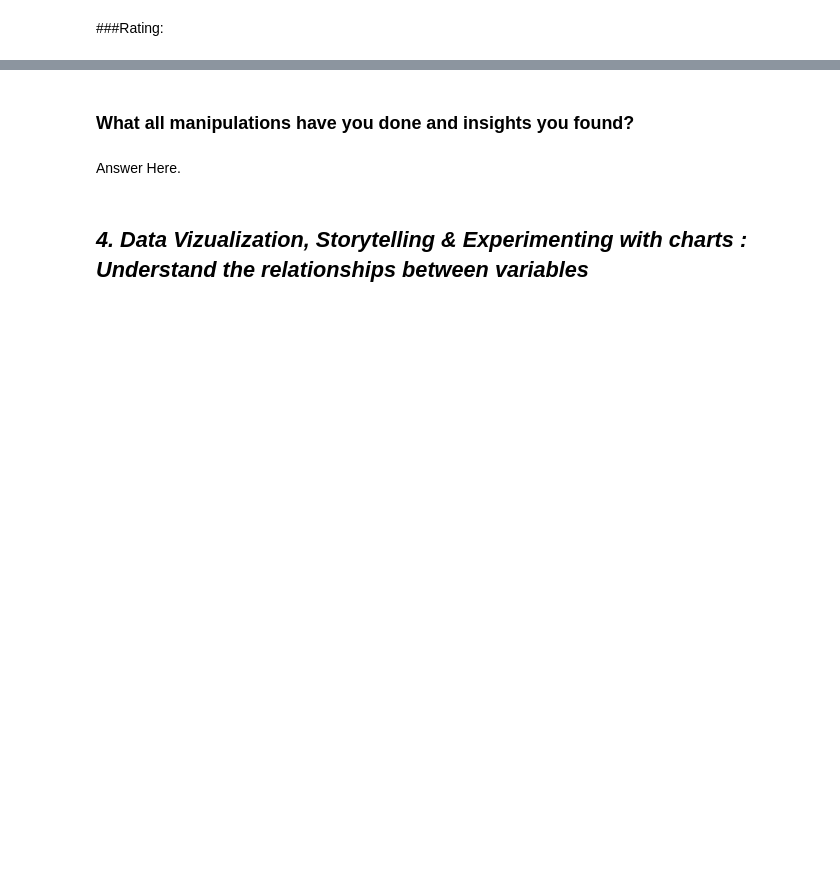
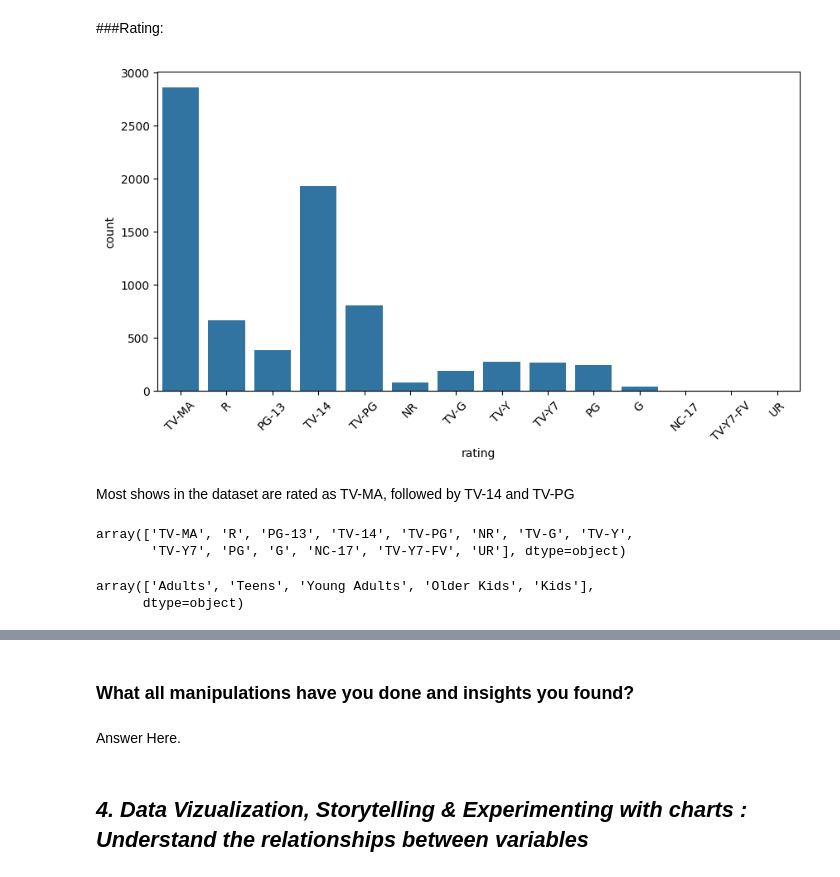
Before and after one commit to pande1sachin/Capstone-Project---Machine-Learning---Unsupervised-ML---Netflix-Movies-and-TV-Shows-Clustering, a Jupyter notebook: Individual_Copy_(Sachin_Pande)_|_Capstone_Project_|_Machine_Learning_Unsupervised_ML_Netflix_Movies_and_TV_Shows_Clustering.ipynb, the cells around one changed output, grey strips where cells are left out. Cells and saved outputs as stored; diff of their text form; code cells hidden in the pictures; blank space fills up the shorter version.

```diff
--- a/Individual_Copy_(Sachin_Pande)_|_Capstone_Project_|_Machine_Learning_Unsupervised_ML_Netflix_Movies_and_TV_Shows_Clustering.ipynb
+++ b/Individual_Copy_(Sachin_Pande)_|_Capstone_Project_|_Machine_Learning_Unsupervised_ML_Netflix_Movies_and_TV_Shows_Clustering.ipynb
@@ -550,3 +550,41 @@ net_flix_df.head()
 | 4 | s5 | Movie | 21 | Robert Luketic | Jim Sturgess, Kevin Spacey, Kate ... | United States | 2020-01-01 | 2008 | PG-13 | 123 min | ... |
 # %% [markdown]
 ###Rating:
+# %%
+# Ratings as per age for shows in the dataset
+plt.figure(figsize=(10,5))
+sns.countplot(x='rating',data= net_flix_df)
+plt.xticks(rotation= 45)
+plt.show()
+# %% [output]
+[figure, added]
+# %% [markdown]
+Most shows in the dataset are rated as TV-MA, followed by TV-14 and TV-PG
+# %%
+# Age ratings
+net_flix_df.rating.unique()
+# %% [output]
+array(['TV-MA', 'R', 'PG-13', 'TV-14', 'TV-PG', 'NR', 'TV-G', 'TV-Y',
+       'TV-Y7', 'PG', 'G', 'NC-17', 'TV-Y7-FV', 'UR'], dtype=object)
+# %%
+# Changing the values in the rating column
+rating_map = {'TV-MA':'Adults',
+              'R':'Adults',
+              'PG-13':'Teens',
+              'TV-14':'Young Adults',
+              'TV-PG':'Older Kids',
+              'NR':'Adults',
+              'TV-G':'Kids',
+              'TV-Y':'Kids',
+              'TV-Y7':'Older Kids',
+              'PG':'Older Kids',
+              'G':'Kids',
+              'NC-17':'Adults',
+              'TV-Y7-FV':'Older Kids',
+              'UR':'Adults'}
+
+net_flix_df['rating'].replace(rating_map, inplace = True)
+net_flix_df['rating'].unique()
+# %% [output]
+array(['Adults', 'Teens', 'Young Adults', 'Older Kids', 'Kids'],
+      dtype=object)
```
Also changed, not shown: parts of 3 cells of this notebook.
